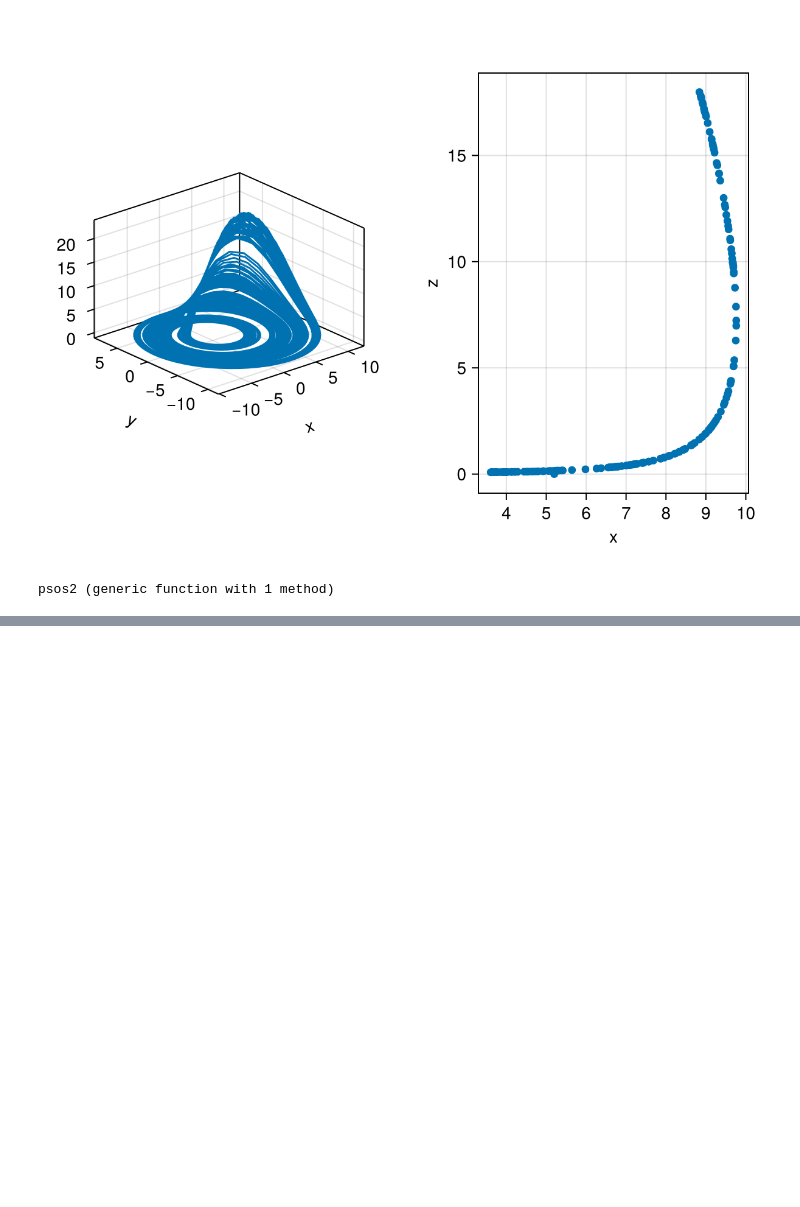
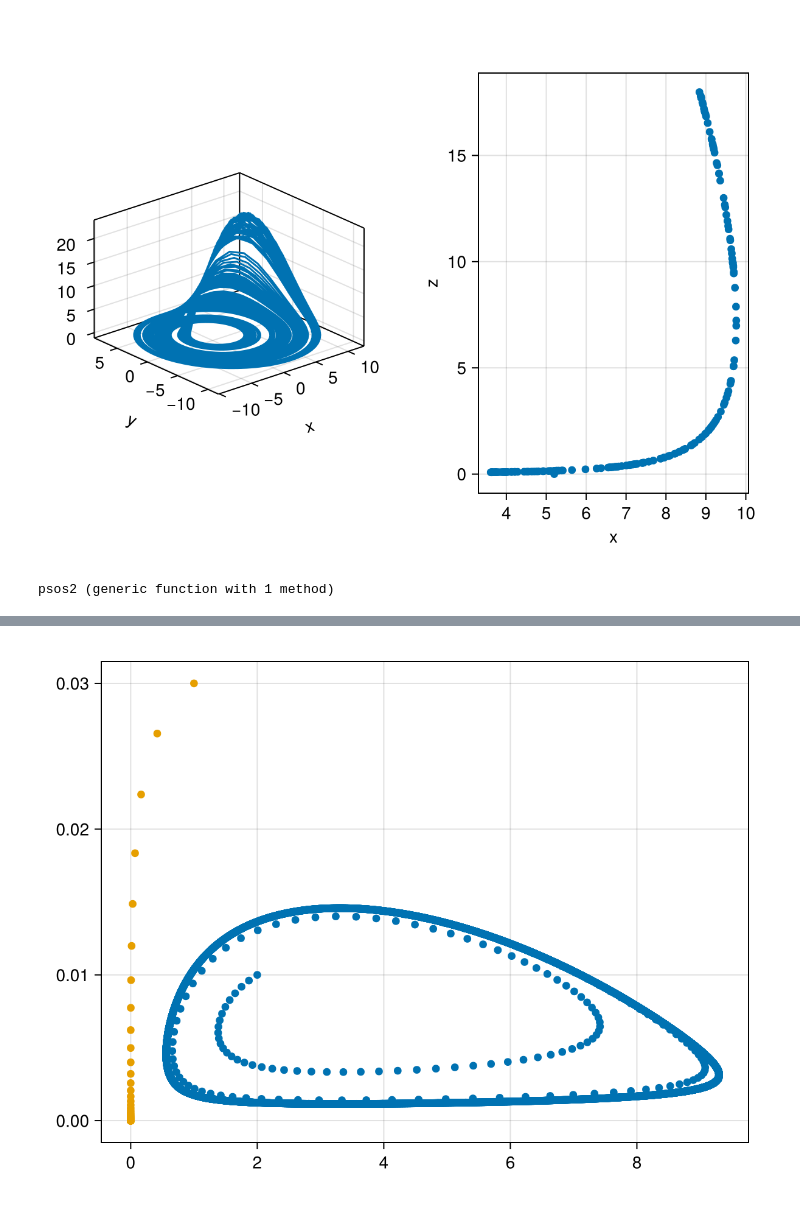
Before and after one commit to SCWalker22/MTH3039, a Jupyter notebook: CW1.ipynb, the cells around one changed output, grey strips where cells are left out. Cells and saved outputs as stored; diff of their text form; code cells hidden in the pictures; blank space fills up the shorter version.

```diff
--- a/CW1.ipynb
+++ b/CW1.ipynb
@@ -336,0 +324,14 @@ return_times = (psos2(A, t, 2, 0.0))
+# %%
+fig = Figure()
+ax = Axis(fig[1, 1])
+points = [[2, 0.01], [1, 3e-2]]
+p0 = [2, 2.2]
+for u0 in points
+    NP_system = CoupledODEs(NP_DS, u0, p0)
+    total_time = 1000
+    X, t = trajectory(NP_system, total_time)
+    scatter!(ax, X)
+end
+fig
+# %% [output]
+[figure, added]
```
Also changed, not shown: parts of 10 cells of this notebook, 1 other file.
